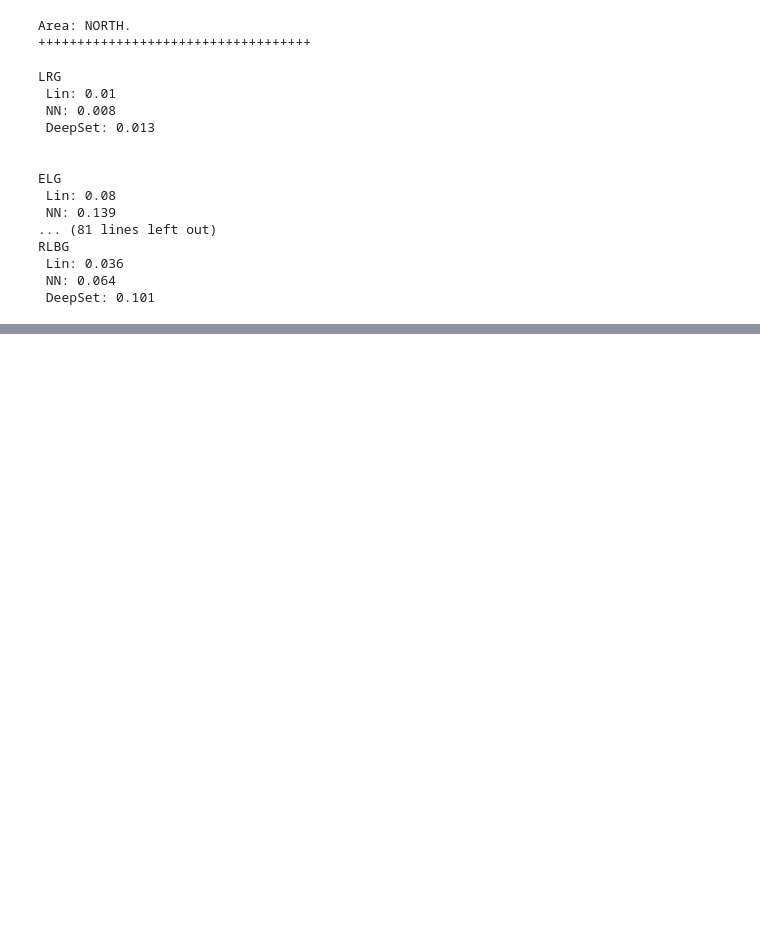
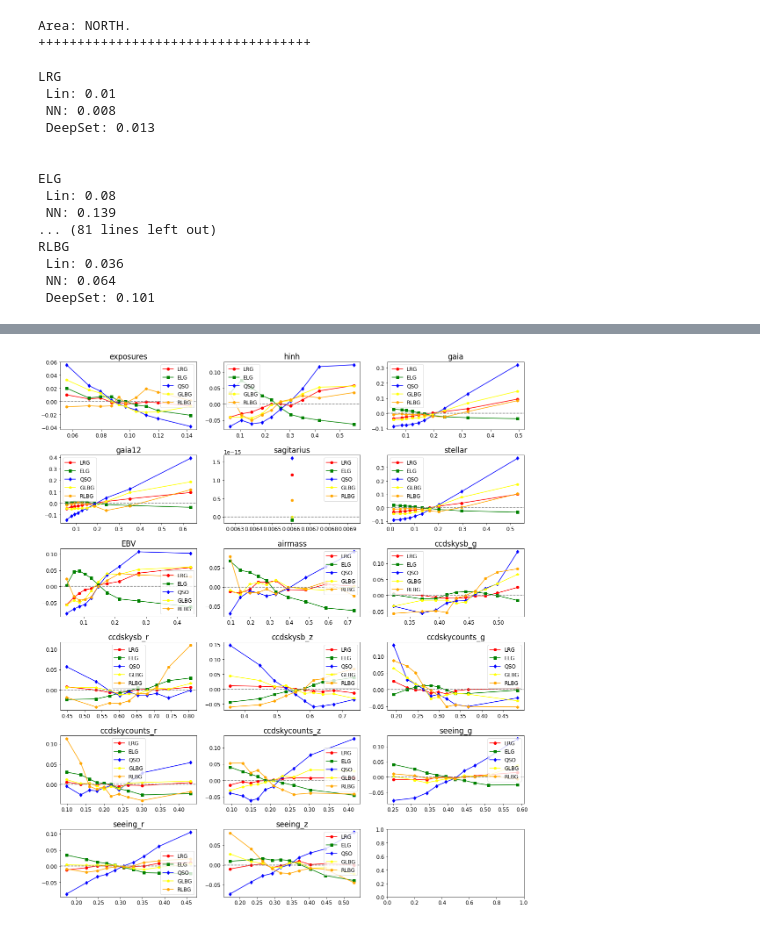
Before and after one commit to elleggert/astrostatistics, a Jupyter notebook: models/regression/paper_plots.ipynb, the cells around one changed output, grey strips where cells are left out. Cells and saved outputs as stored; diff of their text form; code cells hidden in the pictures; blank space fills up the shorter version.

Commit message:
Started plotting for paper

```diff
--- a/models/regression/paper_plots.ipynb
+++ b/models/regression/paper_plots.ipynb
@@ -93,0 +93,8 @@ RLBG
+# %%
+# systematics values
+
+dfs = [df_north, df_south, df_des]
+cols = ['exposures', 'hinh',
+       'gaia', 'gaia12', 'sagitarius', 'stellar', 'EBV', 'airmass',
+       'ccdskysb_g', 'ccdskysb_r', 'ccdskysb_z', 'ccdskycounts_g',
+       'ccdskycounts_r', 'ccdskycounts_z', 'seeing_g', 'seeing_r', 'seeing_z']
@@ -93,0 +119,55 @@ RLBG
+# %%
+df = df_south
+
+df['lrg_density'] = (df['lrg'] / df.lrg.mean()) - 1
+df['elg_density'] = (df['elg'] / df.elg.mean()) - 1
+df['qso_density'] = (df['qso'] / df.qso.mean()) - 1
+df['glbg_density'] = (df['glbg'] / df.glbg.mean()) - 1
+df['rlbg_density'] = (df['rlbg'] / df.rlbg.mean()) - 1
+
+nrows = 6
+ncols = 3
+fig, axs = plt.subplots(nrows=nrows, ncols=ncols, figsize=(16, 18))
+
+axs = axs.ravel()
+
+for i, nm in enumerate(cols):
+
+    df['bin'] = pd.qcut(df[nm], q=10, labels=False, duplicates='drop')
+    grouped = df.groupby('bin')
+    x = grouped[nm].mean()
+    lrg = grouped['lrg_density'].mean()
+    elg = grouped['elg_density'].mean()
+    qso = grouped['qso_density'].mean()
+    glbg = grouped['glbg_density'].mean()
+    rlbg = grouped['rlbg_density'].mean()
+
+    axs[i].plot(x, lrg, c='red', marker='o', label="LRG")
+    axs[i].plot(x, elg, c='green', marker='s', label="ELG")
+    axs[i].plot(x, qso, c='blue', marker='d', label="QSO")
+    axs[i].plot(x, glbg, c='yellow', marker='p', label="GLBG")
+    axs[i].plot(x, rlbg, c='orange', marker='h', label="RLBG")
+
+    axs[i].axhline(y=0, color='gray', linestyle='--')
+    #axs[i].ylim([-0.25, 0.25])
+    axs[i].set_title(nm)
+    #axs[i].xlabel(nm)
+    #axs[i].ylabel(r'$\bar n \  / \  \bar n_{tot} - 1 $')
+    SMALL_SIZE = 8
+    MEDIUM_SIZE = 12
+    BIGGER_SIZE = 17
+
+
+    """axs[i].rc('font', size=BIGGER_SIZE)  # controls default text sizes
+    axs[i].rc('axes', titlesize=BIGGER_SIZE)  # fontsize of the axes title
+    axs[i].rc('axes', labelsize=BIGGER_SIZE)  # fontsize of the x and y labels
+    axs[i].rc('xtick', labelsize=MEDIUM_SIZE)  # fontsize of the tick labels
+    axs[i].rc('ytick', labelsize=MEDIUM_SIZE)  # fontsize of the tick labels
+    axs[i].rc('legend', fontsize=MEDIUM_SIZE)  # legend fontsize
+    axs[i].rc('figure', titlesize=MEDIUM_SIZE)"""
+
+    axs[i].legend()
+
+fig.tight_layout()
+# %% [output]
+[figure, added]
```
Also changed, not shown: parts of 5 cells of this notebook, 1 other file.
